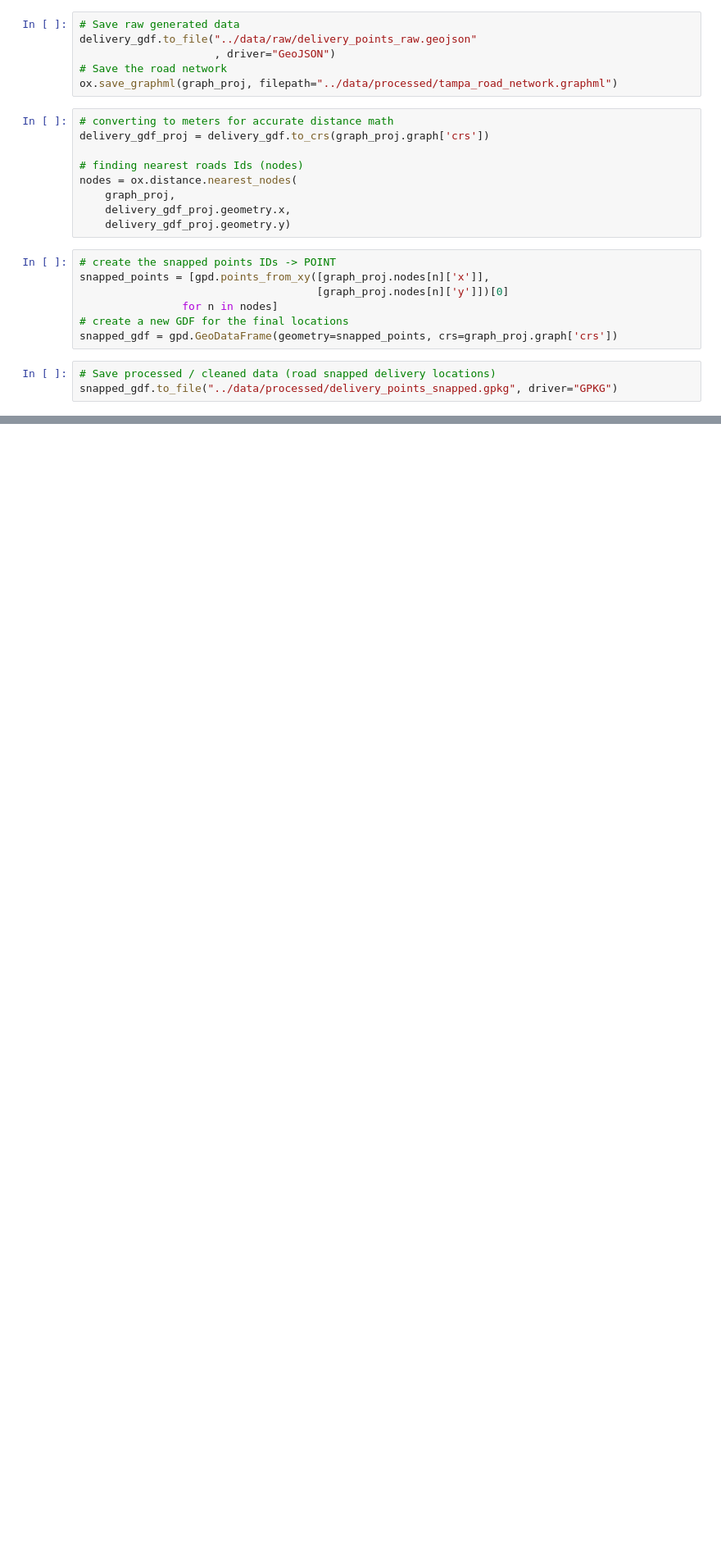
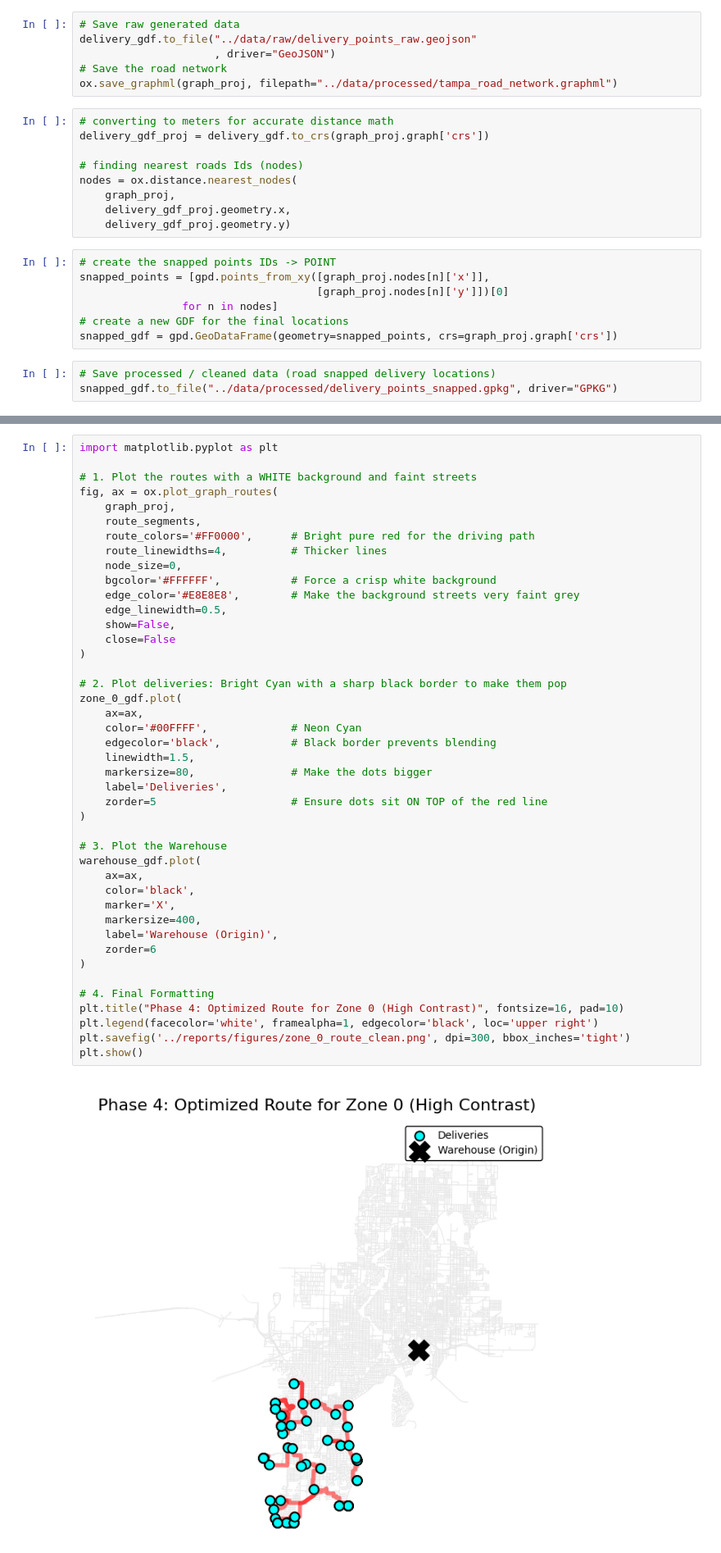
Before and after one commit to Abdulrahman-Zaghloul/logistics-network-optimization, a Jupyter notebook: notebooks/generate_deliveries.ipynb, the cells around one changed output, grey strips where cells are left out. Shown at 82% size. Saved outputs shown, nothing was run; the diff lists cells and outputs as text; blank space fills up the shorter version.

```diff
--- a/notebooks/generate_deliveries.ipynb
+++ b/notebooks/generate_deliveries.ipynb
@@ -148,0 +189,45 @@ plt.show()
+# %%
+import matplotlib.pyplot as plt
+
+# 1. Plot the routes with a WHITE background and faint streets
+fig, ax = ox.plot_graph_routes(
+    graph_proj,
+    route_segments,
+    route_colors='#FF0000',      # Bright pure red for the driving path
+    route_linewidths=4,          # Thicker lines
+    node_size=0,
+    bgcolor='#FFFFFF',           # Force a crisp white background
+    edge_color='#E8E8E8',        # Make the background streets very faint grey
+    edge_linewidth=0.5,
+    show=False,
+    close=False
+)
+
+# 2. Plot deliveries: Bright Cyan with a sharp black border to make them pop
+zone_0_gdf.plot(
+    ax=ax,
+    color='#00FFFF',             # Neon Cyan
+    edgecolor='black',           # Black border prevents blending
+    linewidth=1.5,
+    markersize=80,               # Make the dots bigger
+    label='Deliveries',
+    zorder=5                     # Ensure dots sit ON TOP of the red line
+)
+
+# 3. Plot the Warehouse
+warehouse_gdf.plot(
+    ax=ax,
+    color='black',
+    marker='X',
+    markersize=400,
+    label='Warehouse (Origin)',
+    zorder=6
+)
+
+# 4. Final Formatting
+plt.title("Phase 4: Optimized Route for Zone 0 (High Contrast)", fontsize=16, pad=10)
+plt.legend(facecolor='white', framealpha=1, edgecolor='black', loc='upper right')
+plt.savefig('../reports/figures/zone_0_route_clean.png', dpi=300, bbox_inches='tight')
+plt.show()
+# %% [output]
+[figure, added]
```
Also changed, not shown: parts of 6 cells of this notebook.
